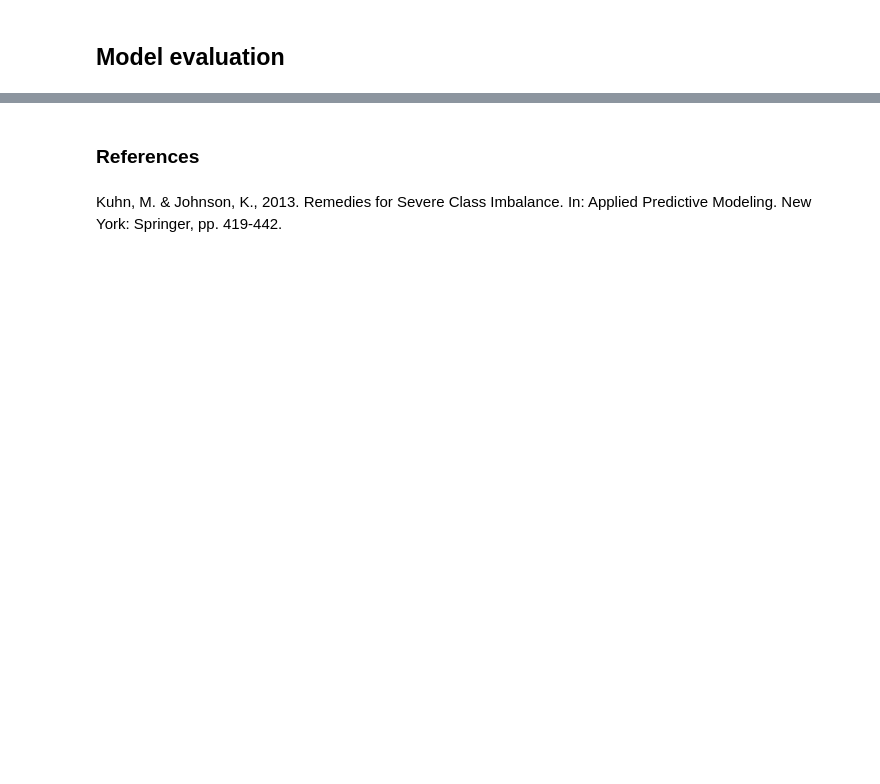
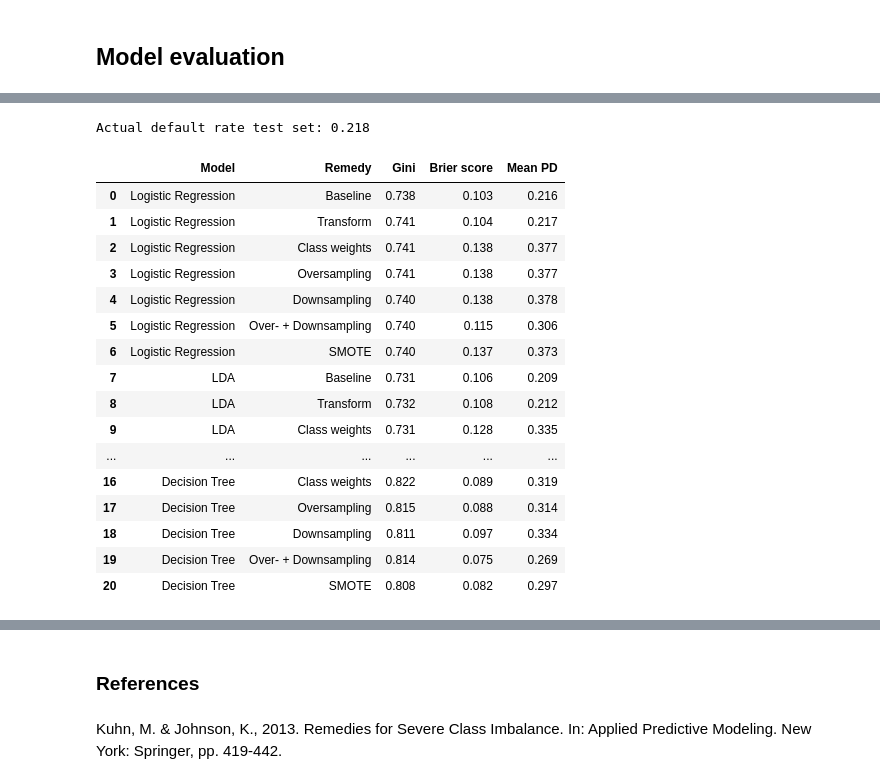
Before and after one commit to DamienMuller/Credit-default-prediction, a Jupyter notebook: Loan_prediction.ipynb, the cells around one changed output, grey strips where cells are left out. Saved outputs shown, nothing was run; the diff lists cells and outputs as text; code cells hidden in the pictures; blank space fills up the shorter version.

```diff
--- a/Loan_prediction.ipynb
+++ b/Loan_prediction.ipynb
@@ -913,0 +625,23 @@ Specificity CART: 0.9083055173767917
+# %%
+# Mean predicted PD vs actual default rate on test set
+print(f'Actual default rate test set: {y_test.mean():.3f}')
+test_results[['Model', 'Remedy', 'Gini', 'Brier score', 'Mean PD']]
+# %% [output]
+Actual default rate test set: 0.218
+|  | Model | Remedy | Gini | Brier score | Mean PD |
+| 0 | Logistic Regression | Baseline | 0.738 | 0.103 | 0.216 |
+| 1 | Logistic Regression | Transform | 0.741 | 0.104 | 0.217 |
+| 2 | Logistic Regression | Class weights | 0.741 | 0.138 | 0.377 |
+| 3 | Logistic Regression | Oversampling | 0.741 | 0.138 | 0.377 |
+| 4 | Logistic Regression | Downsampling | 0.740 | 0.138 | 0.378 |
+| 5 | Logistic Regression | Over- + Downsampling | 0.740 | 0.115 | 0.306 |
+| 6 | Logistic Regression | SMOTE | 0.740 | 0.137 | 0.373 |
+| 7 | LDA | Baseline | 0.731 | 0.106 | 0.209 |
+| 8 | LDA | Transform | 0.732 | 0.108 | 0.212 |
+| 9 | LDA | Class weights | 0.731 | 0.128 | 0.335 |
+| ... | ... | ... | ... | ... | ... |
+| 16 | Decision Tree | Class weights | 0.822 | 0.089 | 0.319 |
+| 17 | Decision Tree | Oversampling | 0.815 | 0.088 | 0.314 |
+| 18 | Decision Tree | Downsampling | 0.811 | 0.097 | 0.334 |
+| 19 | Decision Tree | Over- + Downsampling | 0.814 | 0.075 | 0.269 |
+| 20 | Decision Tree | SMOTE | 0.808 | 0.082 | 0.297 |
```
Also changed, not shown: parts of 113 cells of this notebook, 19 other files.
